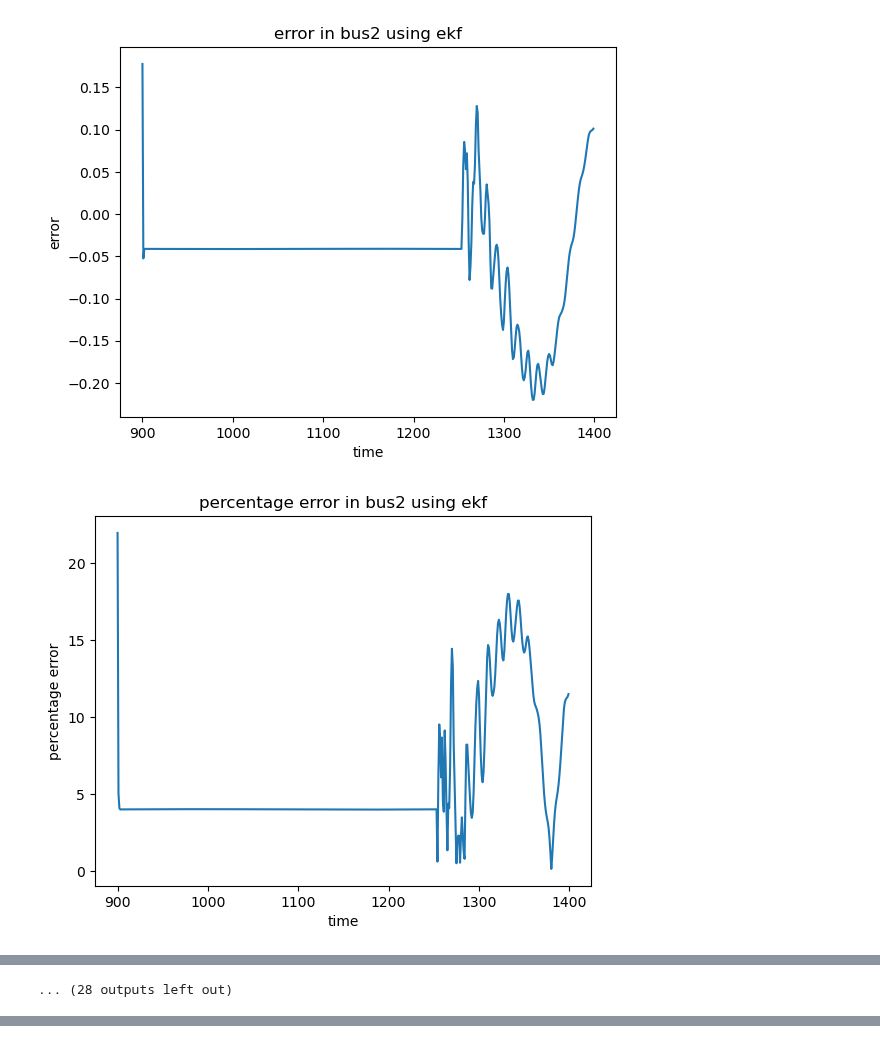
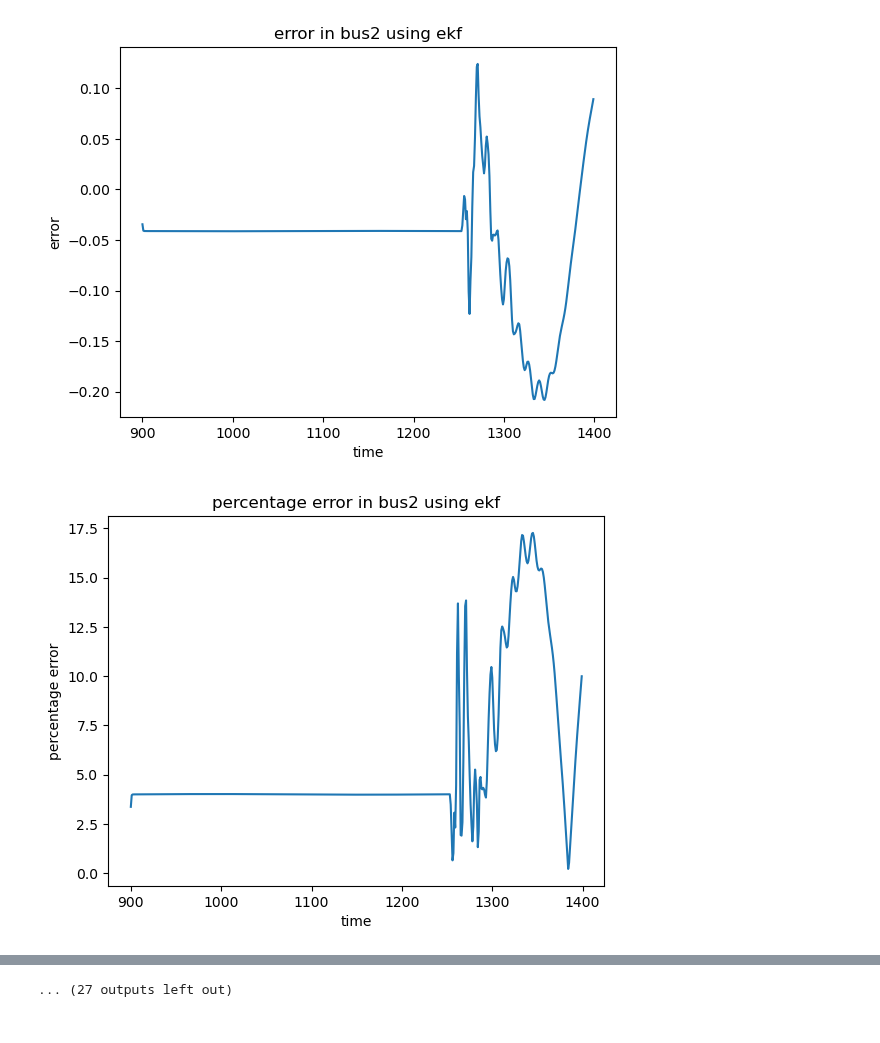
Before and after one commit to ayush-thakur/DSE_IEEE_14_bus, a Jupyter notebook: DSE_EKF_2.ipynb, the cells around one changed output, grey strips where cells are left out. Drawn from its saved outputs; the diff is of its cells as text; code cells hidden in the pictures.

```diff
--- a/DSE_EKF_2.ipynb
+++ b/DSE_EKF_2.ipynb
@@ -397,14 +397,14 @@ ekf = ExtendedKalmanFilter(dim_x=27, dim_z=41)
 initial_state = np.zeros((27, 1))  # Initial state vector
 for i in range(13,27):
     initial_state[i]=1
-initial_covariance = np.eye(27)*1 # Initial covariance matrix
+initial_covariance = np.eye(27)*0.0001 # Initial covariance matrix
 
 ekf.x = initial_state
 ekf.P = initial_covariance # Initial covariance matrix
 
-ekf.Q =np.eye(27)*0.01# Process noise covariance matrix
-ekf.R = np.eye(41)*1e-4 # Measurement noise covariance matrix
-ekf.R= np.diagflat(zdata[:,5])*1e-2
+ekf.Q =np.eye(27)*0.0001# Process noise covariance matrix
+# ekf.R = np.eye(41)*1e-9 # Measurement noise covariance matrix
+ekf.R= np.diagflat(zdata[:,5])
 def f(x, dt):
     F = np.identity(27)
     return F @ x
@@ -422,7 +422,7 @@ for i2 in range(14):
     y_actual.append([])
     y_per_error.append([])
 for i in range (900,1400):
-    print(i)
+    # print(i)
     zdata = zdatas(i)
     z = zdata[:,2]
 
@@ -553,2 +536,2 @@ for i2 in range(14):
-[figure, old version]
+[figure, new version]
-[figure, old version]
+[figure, new version]
@@ -561 +543,0 @@ for i2 in range(14):
-... (28 outputs left out)
@@ -561,0 +545 @@ for i2 in range(14):
+... (27 outputs left out)
```
Also changed, not shown: parts of 1 cell of this notebook, 1 other file.
